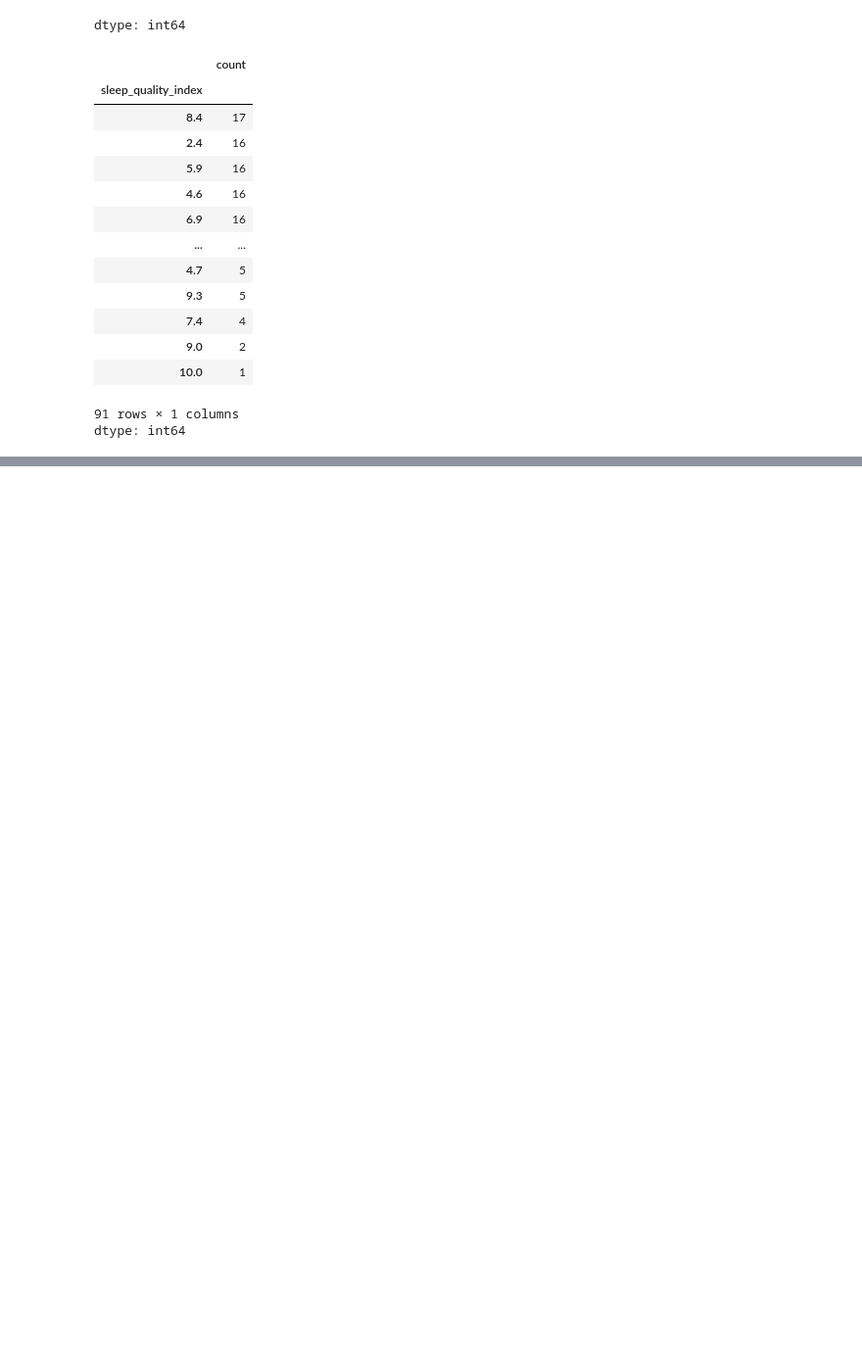
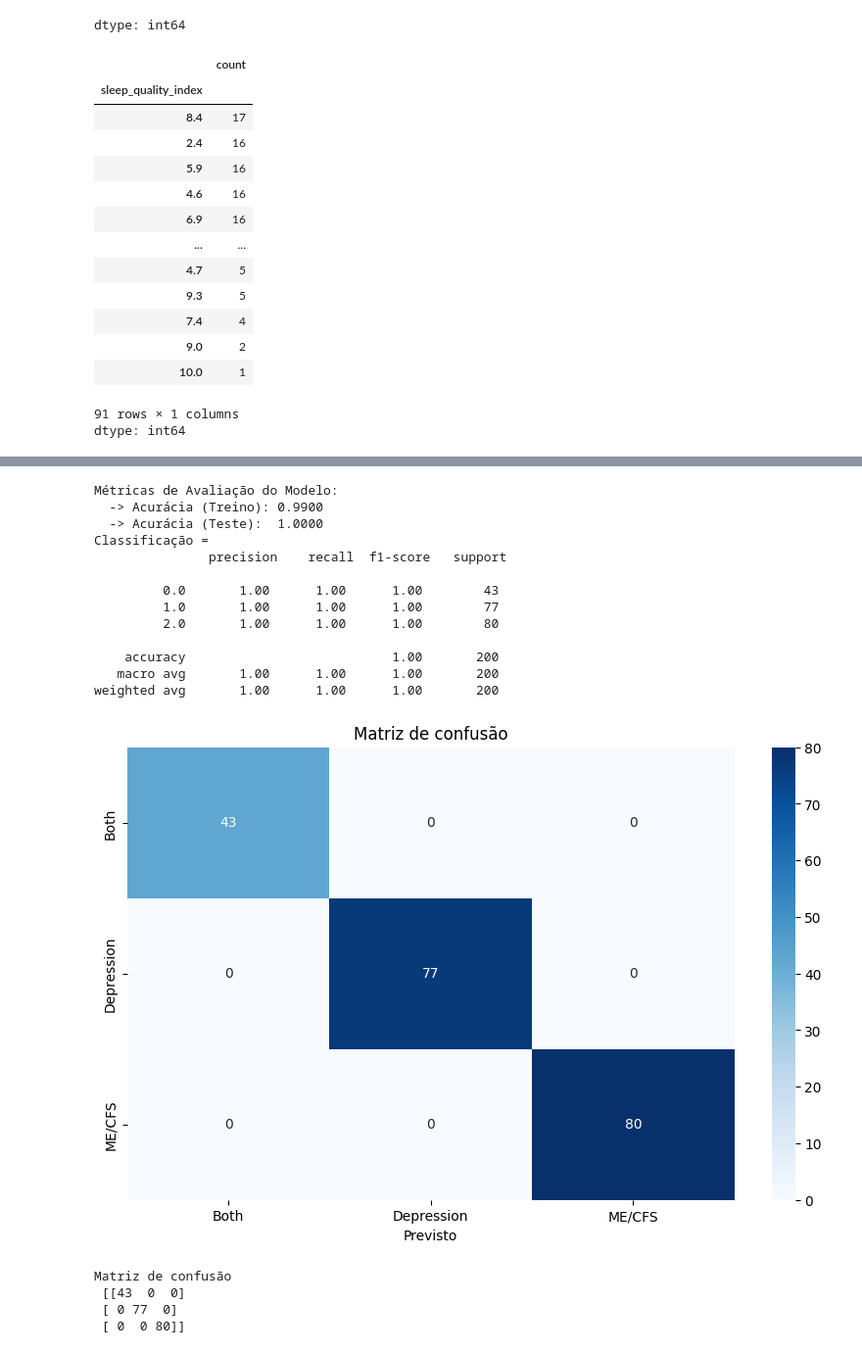
Before and after one commit to luisfelipebp/classification-depression, a Jupyter notebook: classification_depression.ipynb, the cells around one changed output, grey strips where cells are left out. Shown at 98% size. Drawn from its saved outputs; the diff is of its cells as text; code cells hidden in the pictures; blank space fills up the shorter version.

```diff
--- a/classification_depression.ipynb
+++ b/classification_depression.ipynb
@@ -92,0 +247,21 @@ df2
+# %%
+model_train(SVC(kernel='linear', random_state=7, C = 2),x_treino,x_teste,y_treino,y_teste)
+# %% [output]
+Métricas de Avaliação do Modelo:
+  -> Acurácia (Treino): 0.9900
+  -> Acurácia (Teste):  1.0000
+Classificação =
+               precision    recall  f1-score   support
+
+         0.0       1.00      1.00      1.00        43
+         1.0       1.00      1.00      1.00        77
+         2.0       1.00      1.00      1.00        80
+
+    accuracy                           1.00       200
+   macro avg       1.00      1.00      1.00       200
+weighted avg       1.00      1.00      1.00       200
+[figure, added]
+Matriz de confusão
+ [[43  0  0]
+ [ 0 77  0]
+ [ 0  0 80]]
```
Also changed, not shown: parts of 33 cells of this notebook.
